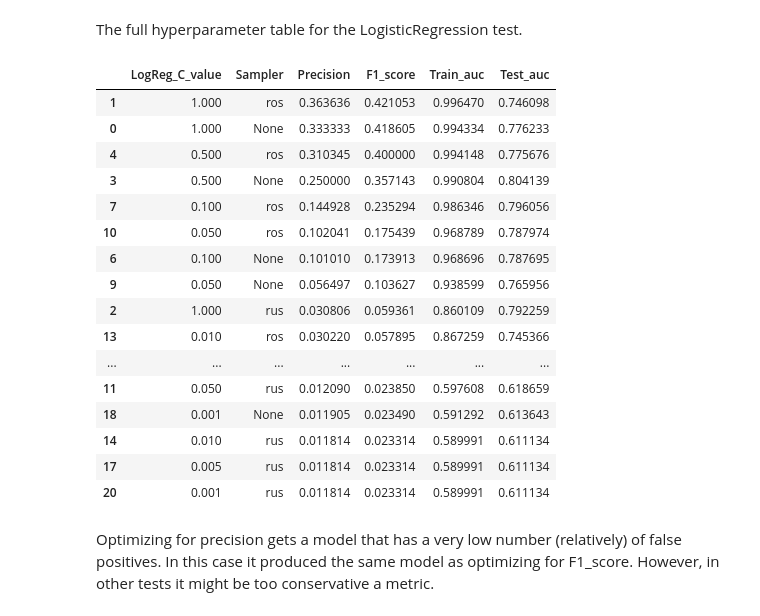
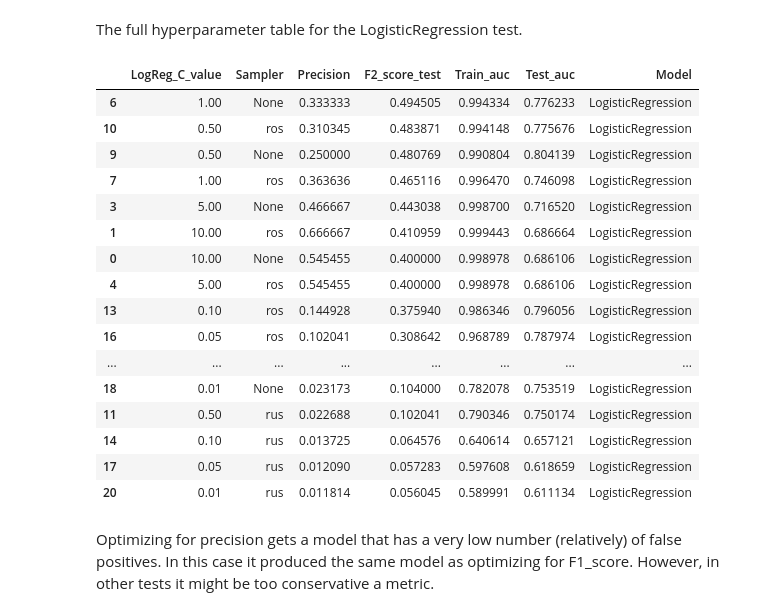
Before and after one commit to wwhite5/Springboard-Capstone-1-NLP, a Jupyter notebook: Notebooks/One_Author_advanced_2.ipynb, the cells around one changed output. Saved outputs shown, nothing was run; the diff lists cells and outputs as text; code cells hidden in the pictures.

Commit message:
Making hyperparameter tables

```diff
--- a/Notebooks/One_Author_advanced_2.ipynb
+++ b/Notebooks/One_Author_advanced_2.ipynb
@@ -170,7 +171,7 @@ X_test = hstack([other_features_test, X_test_vector])
 # %% [markdown]
 I will first test the LogisticRegression model, with the regularization parameter (C) and the sampling of the features as my hyperparameters. I chose a range of C values from 1 down to 0.001; and the sampling being none (using class weights instead), random oversampling, and random undersampling.
 # %%
-C = [1, 0.5, 0.1, 0.05, 0.01, 0.005, 0.001]
+C = [10, 5, 1, 0.5, 0.1, 0.05, 0.01,]
 # %%
 samplers = ['None', 'ros', 'rus']
 # %%
@@ -205,7 +206,7 @@ This test uses the block of code from the Tfidf test, but modified so that it tr
 LR_dict = {'LogReg_C_value' : [],
             'Sampler': [],
             'Precision': [],
-            'F1_score': [],
+            'F2_score_test': [],
             'Train_auc': [],
             'Test_auc': []}
 
@@ -253,13 +254,13 @@ for C_value, sampler_type in hyperparameters:
     # Finding the roc_auc_score for both, I am including precision as in the past
     # undersampling has led to awful precision scores
     precision = precision_score(y_test, pipe_test_pred)
-    F1_score = f1_score(y_test, pipe_test_pred)
+    F1_score = fbeta_score(y_test, pipe_test_pred, beta=2)
     auc_train = roc_auc_score(y_train, pipe_train_pred)
     auc_test = roc_auc_score(y_test, pipe_test_pred)
 
     # Appending the scores to the dictionary
     LR_dict['Precision'].append(precision)
-    LR_dict['F1_score'].append(F1_score)
+    LR_dict['F2_score_test'].append(F1_score)
     LR_dict['Train_auc'].append(auc_train)
     LR_dict['Test_auc'].append(auc_test)
 
@@ -297,26 +298,27 @@ for C_value, sampler_type in hyperparameters:
 The full hyperparameter table for the LogisticRegression test.
 # %%
 LR_HPtable = pd.DataFrame.from_dict(LR_dict)
-LR_HPtable.sort_values(by='F1_score', ascending=False, inplace=True)
+LR_HPtable.sort_values(by='F2_score_test', ascending=False, inplace=True)
+LR_HPtable['Model'] = 'LogisticRegression'
 LR_HPtable
 # %% [output]
-|  | LogReg_C_value | Sampler | Precision | F1_score | Train_auc | Test_auc |
-| 1 | 1.000 | ros | 0.363636 | 0.421053 | 0.996470 | 0.746098 |
-| 0 | 1.000 | None | 0.333333 | 0.418605 | 0.994334 | 0.776233 |
-| 4 | 0.500 | ros | 0.310345 | 0.400000 | 0.994148 | 0.775676 |
-| 3 | 0.500 | None | 0.250000 | 0.357143 | 0.990804 | 0.804139 |
-| 7 | 0.100 | ros | 0.144928 | 0.235294 | 0.986346 | 0.796056 |
-| 10 | 0.050 | ros | 0.102041 | 0.175439 | 0.968789 | 0.787974 |
-| 6 | 0.100 | None | 0.101010 | 0.173913 | 0.968696 | 0.787695 |
-| 9 | 0.050 | None | 0.056497 | 0.103627 | 0.938599 | 0.765956 |
-| 2 | 1.000 | rus | 0.030806 | 0.059361 | 0.860109 | 0.792259 |
-| 13 | 0.010 | ros | 0.030220 | 0.057895 | 0.867259 | 0.745366 |
-| ... | ... | ... | ... | ... | ... | ... |
-| 11 | 0.050 | rus | 0.012090 | 0.023850 | 0.597608 | 0.618659 |
-| 18 | 0.001 | None | 0.011905 | 0.023490 | 0.591292 | 0.613643 |
-| 14 | 0.010 | rus | 0.011814 | 0.023314 | 0.589991 | 0.611134 |
-| 17 | 0.005 | rus | 0.011814 | 0.023314 | 0.589991 | 0.611134 |
-| 20 | 0.001 | rus | 0.011814 | 0.023314 | 0.589991 | 0.611134 |
+|  | LogReg_C_value | Sampler | Precision | F2_score_test | Train_auc | Test_auc | Model |
+| 6 | 1.00 | None | 0.333333 | 0.494505 | 0.994334 | 0.776233 | LogisticRegression |
+| 10 | 0.50 | ros | 0.310345 | 0.483871 | 0.994148 | 0.775676 | LogisticRegression |
+| 9 | 0.50 | None | 0.250000 | 0.480769 | 0.990804 | 0.804139 | LogisticRegression |
+| 7 | 1.00 | ros | 0.363636 | 0.465116 | 0.996470 | 0.746098 | LogisticRegression |
+| 3 | 5.00 | None | 0.466667 | 0.443038 | 0.998700 | 0.716520 | LogisticRegression |
+| 1 | 10.00 | ros | 0.666667 | 0.410959 | 0.999443 | 0.686664 | LogisticRegression |
+| 0 | 10.00 | None | 0.545455 | 0.400000 | 0.998978 | 0.686106 | LogisticRegression |
+| 4 | 5.00 | ros | 0.545455 | 0.400000 | 0.998978 | 0.686106 | LogisticRegression |
+| 13 | 0.10 | ros | 0.144928 | 0.375940 | 0.986346 | 0.796056 | LogisticRegression |
+| 16 | 0.05 | ros | 0.102041 | 0.308642 | 0.968789 | 0.787974 | LogisticRegression |
+| ... | ... | ... | ... | ... | ... | ... | ... |
+| 18 | 0.01 | None | 0.023173 | 0.104000 | 0.782078 | 0.753519 | LogisticRegression |
+| 11 | 0.50 | rus | 0.022688 | 0.102041 | 0.790346 | 0.750174 | LogisticRegression |
+| 14 | 0.10 | rus | 0.013725 | 0.064576 | 0.640614 | 0.657121 | LogisticRegression |
+| 17 | 0.05 | rus | 0.012090 | 0.057283 | 0.597608 | 0.618659 | LogisticRegression |
+| 20 | 0.01 | rus | 0.011814 | 0.056045 | 0.589991 | 0.611134 | LogisticRegression |
 # %% [markdown]
 Optimizing for precision gets a model that has a very low number (relatively) of false positives. In this case it produced the same model as optimizing for F1_score. However, in other tests it might be too conservative a metric.
 # %%
```
Also changed, not shown: parts of 34 cells of this notebook, 1 other file.
